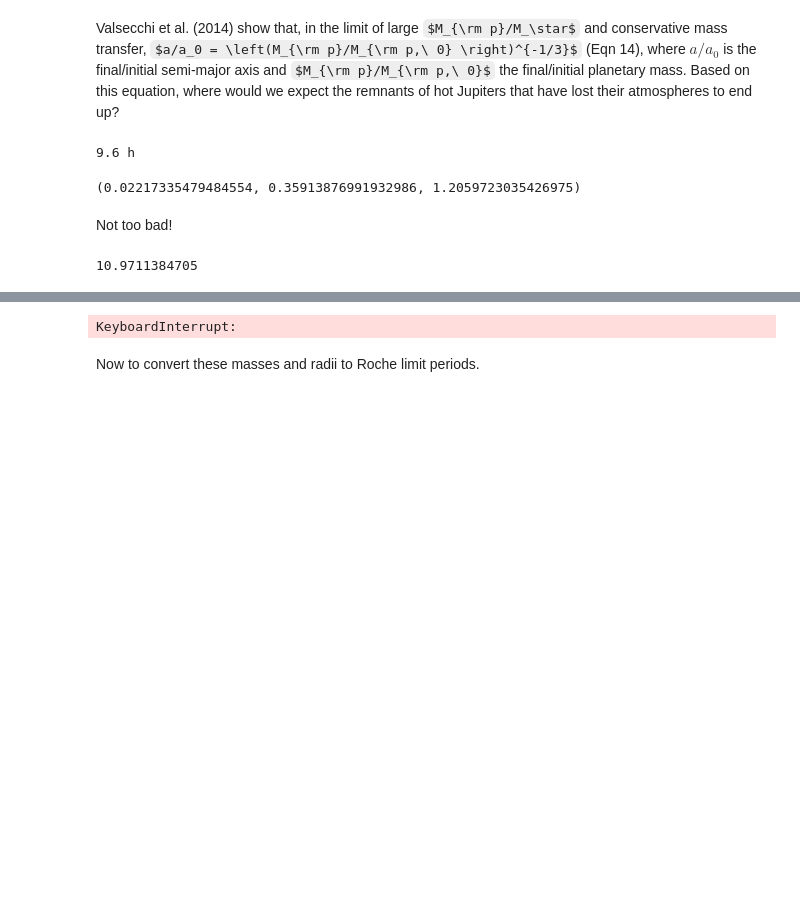
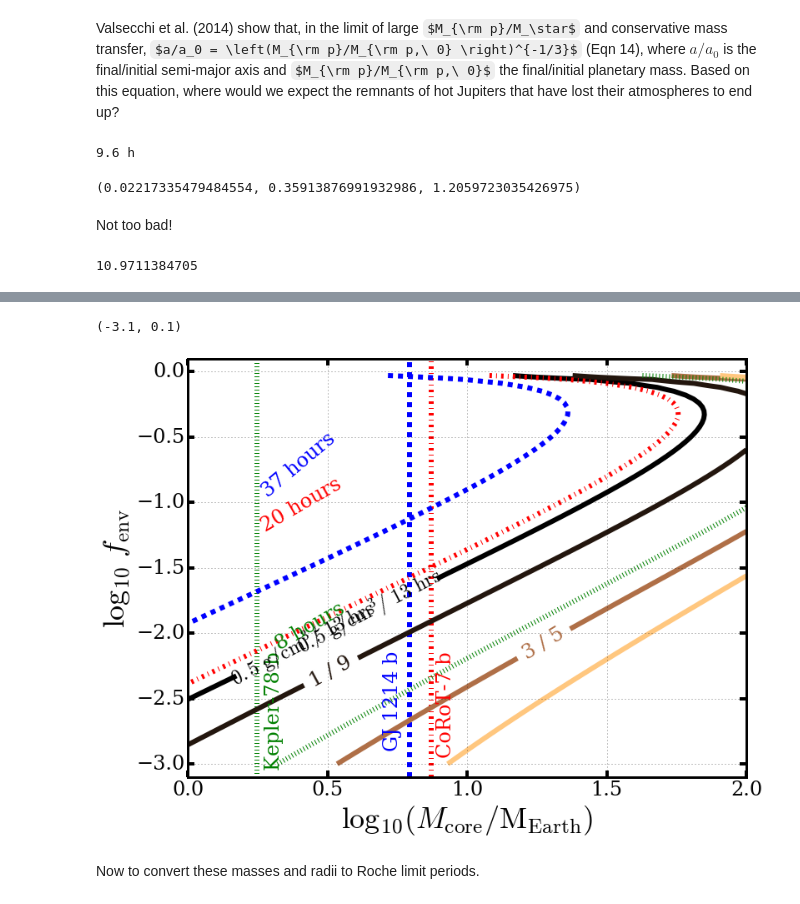
Before and after one commit to decaelus/CeMDA_tidal_evol, a Jupyter notebook: CeDMA_Calculations.ipynb, the cells around one changed output, grey strips where cells are left out. Saved outputs shown, nothing was run; the diff lists cells and outputs as text; code cells hidden in the pictures; some formulas as TeX source; blank space fills up the shorter version.

Commit message:
Changed PRoche figure, added tidal decay calc
-Added planets with periods up to 10 days to PRoche figure
-Did tidal decay time calculation for paper

```diff
--- a/CeDMA_Calculations.ipynb
+++ b/CeDMA_Calculations.ipynb
@@ -177,7 +181,7 @@ for i in range(len(Mcores)):
 
         cur_Mp = Mcores[i]/(1. - fenvs[j])
         Mps[i,j] = cur_Mp.value
-        cur_Rp = Lopez_superearth_radius(cur_Mp, fenv=fenvs[j])*cds.Rgeo
+        cur_Rp = Lopez_superearth_radius(cur_Mp, fenv=fenvs[j], age=10e6*u.year)*cds.Rgeo
         Rps[i,j] = cur_Rp.value
         density[i,j] = (cur_Mp/(4.*np.pi/3.*(cur_Rp)**3)).to('g/cm^3').value
         Ps_Roche[i,j] = Rappaport_Roche_limit(rhop=density[i,j]*u.g/u.cm**3, incompressible=True).to('hour').value
@@ -221,34 +225,35 @@ ax.text(0.25, -0.9, '%i hours' % P_lvls[0], rotation=30, fontsize=24, color='r')
 # Mcore = 3.657
 # ax.axvline(np.log10(Mcore), color='red')
 # CS = ax.contour(np.log10(Mcores), np.log10(fenvs), Ps_Roche, colors='blue', linewidths=8, levels=P_lvls)
 # Rp_lvls = [2.678]
 
 #GJ 436 b -- https://en.wikipedia.org/wiki/Gliese_436_b
 # Mcore = 23.0*(1. - 0.12)
 # # Rp_lvls = [4.327]
 # P_lvls = [2.643904*24.]
 # ax.axvline(np.log10(Mcore), color='green', zorder=-1, linestyle=':', linewidth=6)
 # ax.text(np.log10(Mcore)*0.93, -2, 'GJ 436 b', rotation='vertical', color='green', fontsize=24)
 # CS = ax.contour(np.log10(Mcores), np.log10(fenvs), Ps_Roche, colors='green', levels=P_lvls, linestyles=':', linewidths=6)
 # ax.text(0., -0.4, '%i hours' % P_lvls[0], rotation=45, fontsize=24, color='g')
 
 #Kepler-78 b -- https://en.wikipedia.org/wiki/Kepler-78b
 Mcore = 1.77
 P_lvls = [0.355007*24.]
 ax.axvline(np.log10(Mcore), color='green', zorder=-1, linestyle=':', linewidth=6)
 ax.text(np.log10(Mcore)*1.1, -2.25, 'Kepler-78 b', rotation='vertical', color='green', fontsize=24)
 CS = ax.contour(np.log10(Mcores), np.log10(fenvs), Ps_Roche, colors='green', levels=P_lvls, linestyles=':', linewidths=6)
 ax.text(0.3, -1.85, '%i hours' % P_lvls[0], rotation=30, fontsize=24, color='g')
 
 ax.set_xlabel('$\\log_{10} \\left( M_{\\rm core}/{\\rm M_{Earth}}\\right)$', fontsize=36)
 ax.set_ylabel('$\\log_{10}\ f_{\\rm env}$', fontsize=36)
 
 ax.set_xlim([0, 2])
 ax.set_ylim([-3.1, 0.1])
 
 #fig.savefig('LopezFortney2013_density-PRoche_contours.eps', dpi=1000, bbox_inches='tight')
 # %% [output]
-KeyboardInterrupt:
+(-3.1, 0.1)
+[figure, added]
 # %% [markdown]
 Now to convert these masses and radii to Roche limit periods.
 # %%
```
Also changed, not shown: parts of 9 cells of this notebook, 1 other file.
